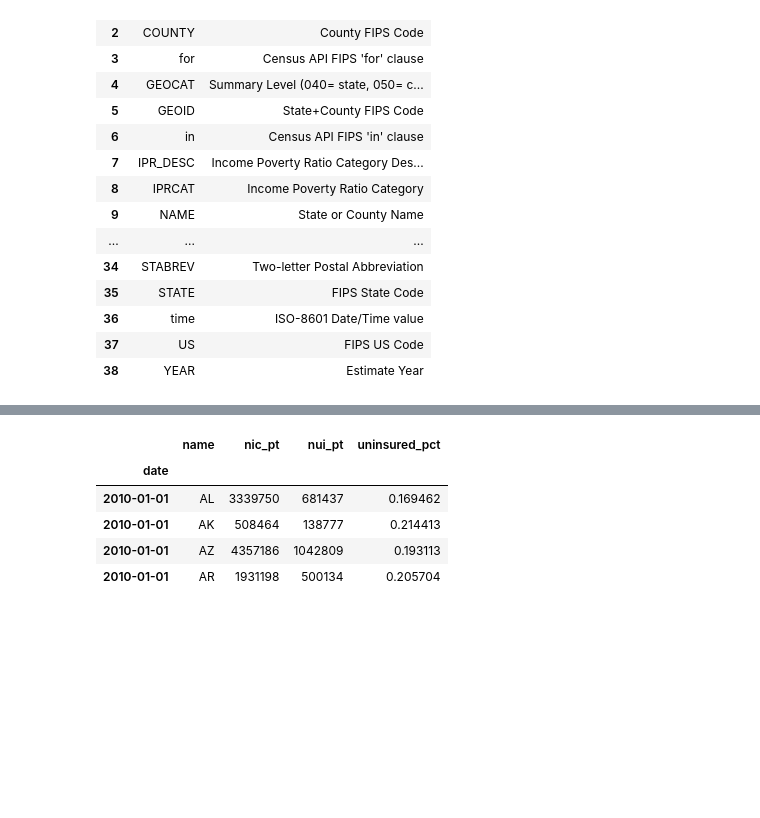
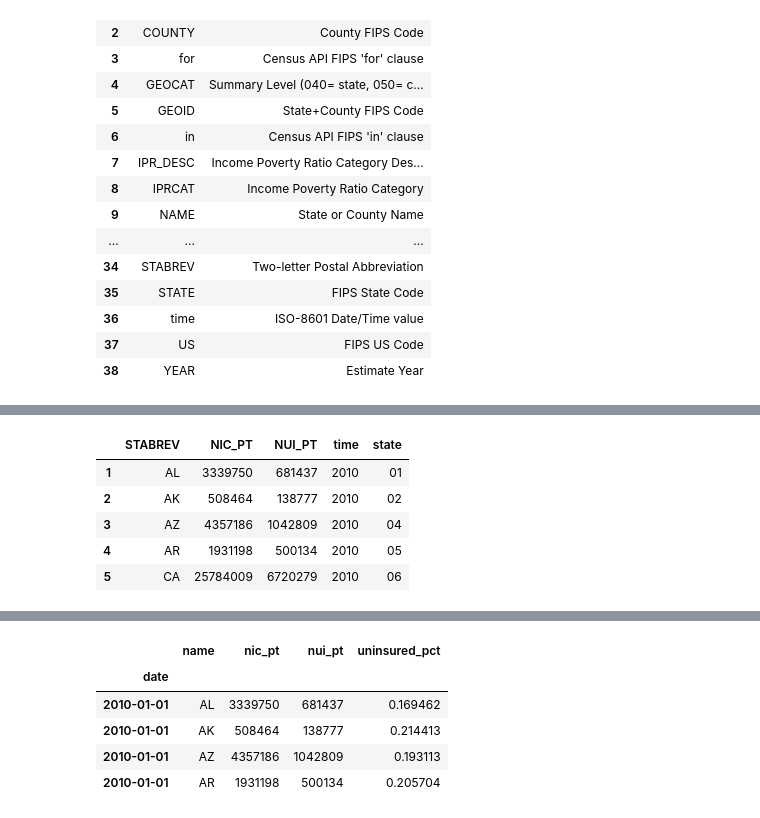
Before and after one commit to NickDoesData/SAHIE, a Jupyter notebook: Health_Insurance.ipynb, the cells around one changed output, grey strips where cells are left out. Cells and saved outputs as stored; diff of their text form; code cells hidden in the pictures; blank space fills up the shorter version.

```diff
--- a/Health_Insurance.ipynb
+++ b/Health_Insurance.ipynb
@@ -81,2 +139,10 @@ def build_url(cols,date, geo):
 # %%
 df = get_sahie_data(geo='state')
+df.head(5)
+# %% [output]
+|  | STABREV | NIC_PT | NUI_PT | time | state |
+| 1 | AL | 3339750 | 681437 | 2010 | 01 |
+| 2 | AK | 508464 | 138777 | 2010 | 02 |
+| 3 | AZ | 4357186 | 1042809 | 2010 | 04 |
+| 4 | AR | 1931198 | 500134 | 2010 | 05 |
+| 5 | CA | 25784009 | 6720279 | 2010 | 06 |
```
Also changed, not shown: parts of 29 cells of this notebook.
